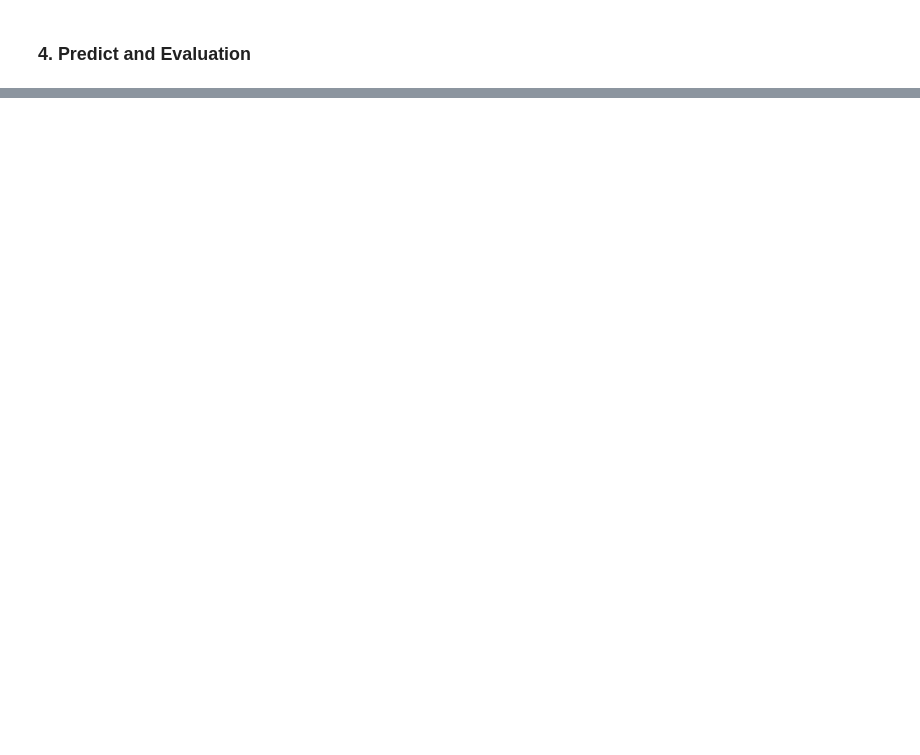
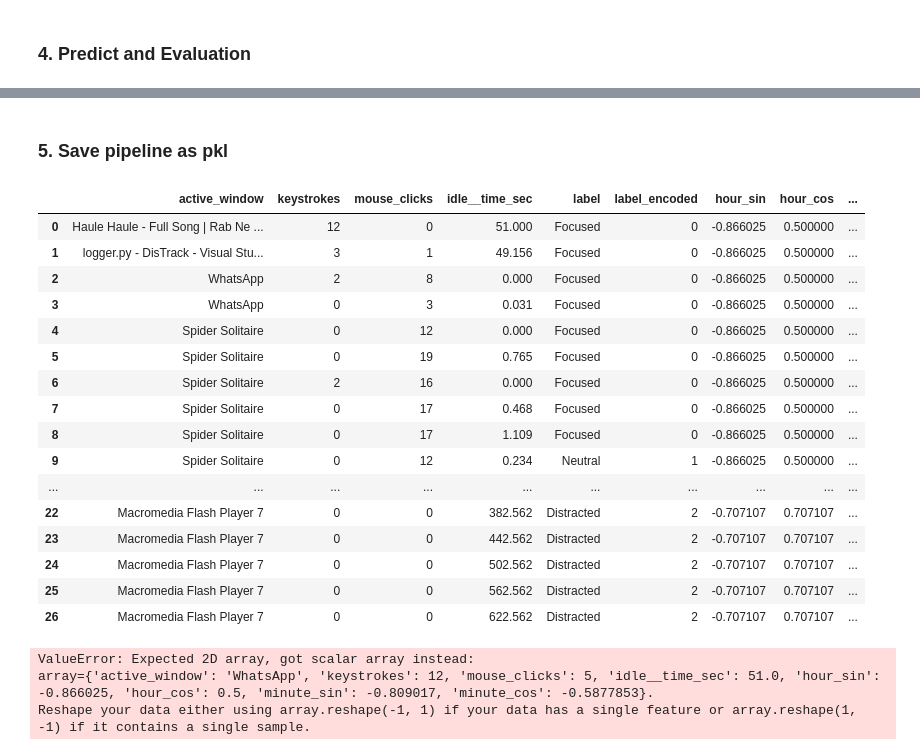
Before and after one commit to K-Thomson-coder/DisTrack, a Jupyter notebook: model/train_model.ipynb, the cells around one changed output, grey strips where cells are left out. Saved outputs shown, nothing was run; the diff lists cells and outputs as text; code cells hidden in the pictures; blank space fills up the shorter version.

Commit message:
finalised [labeler.py ; logger.py], added[app.py(main application), model]

```diff
--- a/model/train_model.ipynb
+++ b/model/train_model.ipynb
@@ -22,6 +42,14 @@ df = pd.read_csv("../data/labeled_logs.csv")
+# %%
+label_map = {
+    "Focused" : 0,
+    "Neutral" : 1,
+    "Distracted" : 2
+}
+# %%
+df["label_encoded"] = df["label"].map(label_map)
 # %%
 if "timestamp" in df.columns:
-    df = df.drop(columns=["timestamp"])
+    df = df.drop(columns=["timestamp", "sl_no"])
 # %%
 df["hour_sin"] = np.sin(2 * np.pi * df["hour"] / 24)
 df["hour_cos"] = np.cos(2 * np.pi * df["hour"] / 24)
@@ -75,0 +124,2 @@ sum(pred == y_test) / len(y_test)
+# %% [markdown]
+### 5. Save pipeline as pkl
@@ -75,0 +128,27 @@ sum(pred == y_test) / len(y_test)
+# %%
+df
+# %% [output]
+|  | active_window | keystrokes | mouse_clicks | idle__time_sec | label | label_encoded | hour_sin | hour_cos | ... |
+| 0 | Haule Haule - Full Song | Rab Ne ... | 12 | 0 | 51.000 | Focused | 0 | -0.866025 | 0.500000 | ... |
+| 1 | logger.py - DisTrack - Visual Stu... | 3 | 1 | 49.156 | Focused | 0 | -0.866025 | 0.500000 | ... |
+| 2 | WhatsApp | 2 | 8 | 0.000 | Focused | 0 | -0.866025 | 0.500000 | ... |
+| 3 | WhatsApp | 0 | 3 | 0.031 | Focused | 0 | -0.866025 | 0.500000 | ... |
+| 4 | Spider Solitaire | 0 | 12 | 0.000 | Focused | 0 | -0.866025 | 0.500000 | ... |
+| 5 | Spider Solitaire | 0 | 19 | 0.765 | Focused | 0 | -0.866025 | 0.500000 | ... |
+| 6 | Spider Solitaire | 2 | 16 | 0.000 | Focused | 0 | -0.866025 | 0.500000 | ... |
+| 7 | Spider Solitaire | 0 | 17 | 0.468 | Focused | 0 | -0.866025 | 0.500000 | ... |
+| 8 | Spider Solitaire | 0 | 17 | 1.109 | Focused | 0 | -0.866025 | 0.500000 | ... |
+| 9 | Spider Solitaire | 0 | 12 | 0.234 | Neutral | 1 | -0.866025 | 0.500000 | ... |
+| ... | ... | ... | ... | ... | ... | ... | ... | ... | ... |
+| 22 | Macromedia Flash Player 7 | 0 | 0 | 382.562 | Distracted | 2 | -0.707107 | 0.707107 | ... |
+| 23 | Macromedia Flash Player 7 | 0 | 0 | 442.562 | Distracted | 2 | -0.707107 | 0.707107 | ... |
+| 24 | Macromedia Flash Player 7 | 0 | 0 | 502.562 | Distracted | 2 | -0.707107 | 0.707107 | ... |
+| 25 | Macromedia Flash Player 7 | 0 | 0 | 562.562 | Distracted | 2 | -0.707107 | 0.707107 | ... |
+| 26 | Macromedia Flash Player 7 | 0 | 0 | 622.562 | Distracted | 2 | -0.707107 | 0.707107 | ... |
+# %%
+df = {"active_window":"WhatsApp", 'keystrokes': 12,  'mouse_clicks': 5, 'idle__time_sec': 51.00, 'hour_sin' : -0.866025,	'hour_cos' : 0.500000	,	'minute_sin' : -0.809017,	'minute_cos' : -5.877853e-01}
+pipeline.predict(df)
+# %% [output]
+ValueError: Expected 2D array, got scalar array instead:
+array={'active_window': 'WhatsApp', 'keystrokes': 12, 'mouse_clicks': 5, 'idle__time_sec': 51.0, 'hour_sin': -0.866025, 'hour_cos': 0.5, 'minute_sin': -0.809017, 'minute_cos': -0.5877853}.
+Reshape your data either using array.reshape(-1, 1) if your data has a single feature or array.reshape(1, -1) if it contains a single sample.
```
Also changed, not shown: parts of 6 cells of this notebook, 5 other files.
